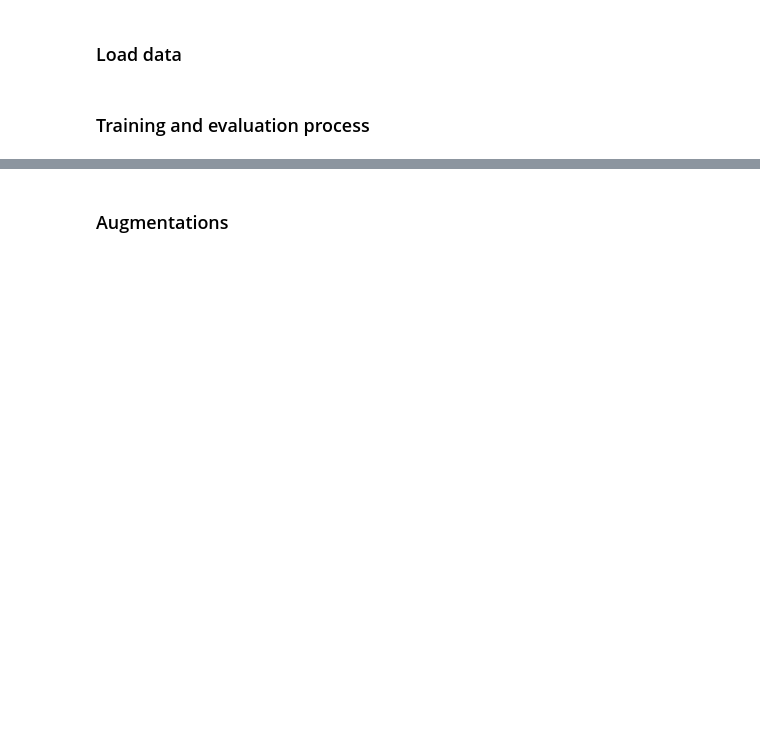
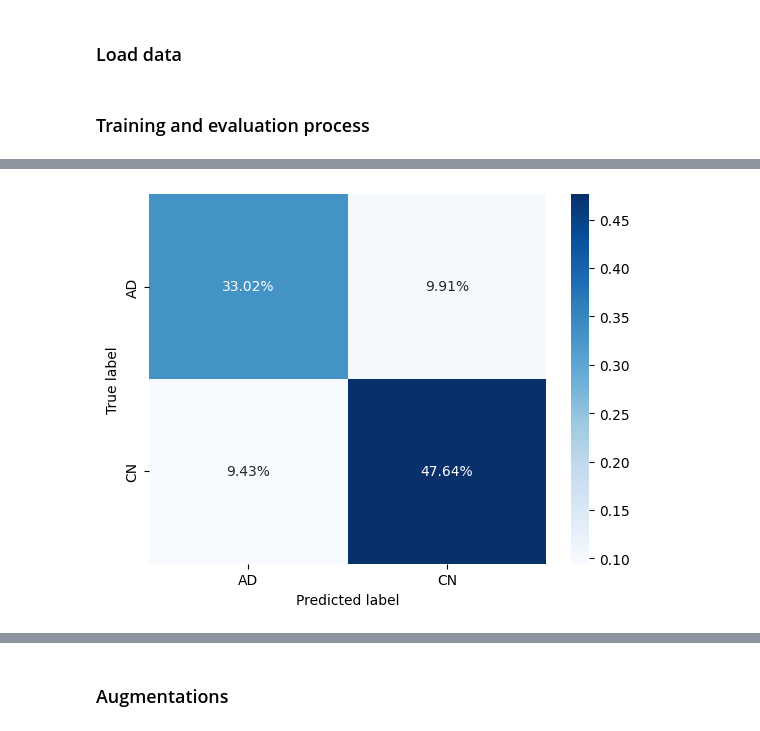
Before and after one commit to damianpolakpjwstk/alzheimer_disease_classification_tools, a Jupyter notebook: imaging_models/CNN_training.ipynb, the cells around one changed output, grey strips where cells are left out. Cells and saved outputs as stored; diff of their text form; code cells hidden in the pictures; blank space fills up the shorter version.

```diff
--- a/imaging_models/CNN_training.ipynb
+++ b/imaging_models/CNN_training.ipynb
@@ -25,5 +35,14 @@ biocard_df = pd.read_csv(BIOCARD_DATA_PATH)
 # %% [markdown]
 ### Training and evaluation process
+# %%
+def plot_confusion_matrix(results: dict, problem: str, dataset: str) -> None:
+    columns = problems[problem]
+    cf_matrix = results[problem][dataset]["confusion_matrix"]
+    s = sns.heatmap(cf_matrix/np.sum(cf_matrix), annot=True,
+                    fmt='.2%', cmap='Blues', xticklabels=columns,
+                    yticklabels=columns)
+    s.set_xlabel("Predicted label")
+    s.set_ylabel("True label")
 # %%
 problems = {"AD vs CN": ["AD", "CN"] , "AD vs MCI": ["AD", "MCI"], "MCI vs CN": ["MCI", "CN"], "AD vs MCI vs CN": ["MCI", "CN", "AD"], "p-MCI vs np-MCI": ["p-MCI", "np-MCI"]}
 batch_size = 4
@@ -107,0 +173,4 @@ results_dfs["AD vs CN"]
+# %%
+plot_confusion_matrix(results, "AD vs CN", "test")
+# %% [output]
+[figure, added]
```
Also changed, not shown: parts of 40 cells of this notebook, 1 other file.
